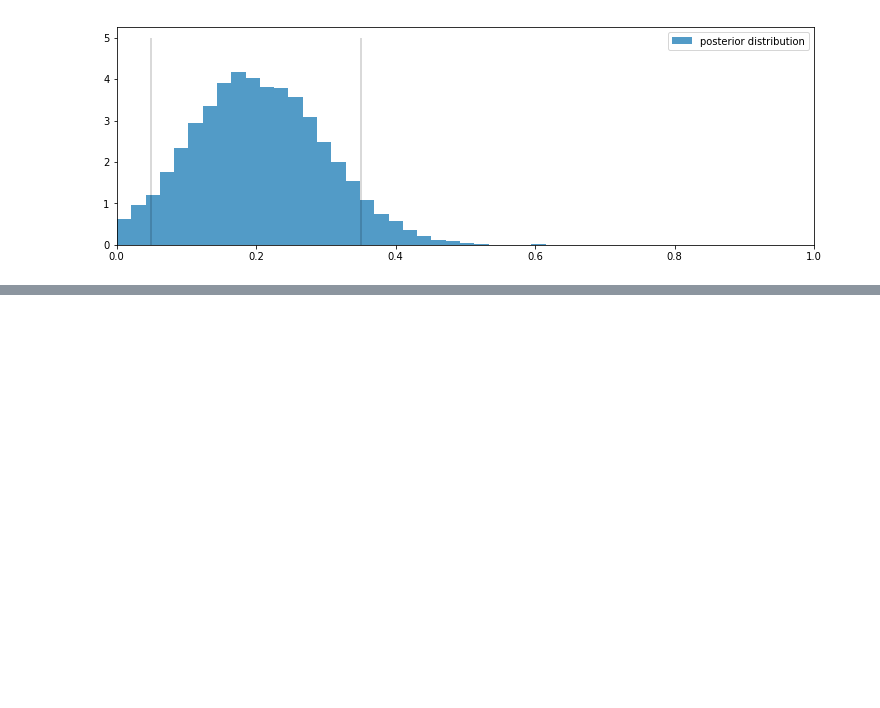
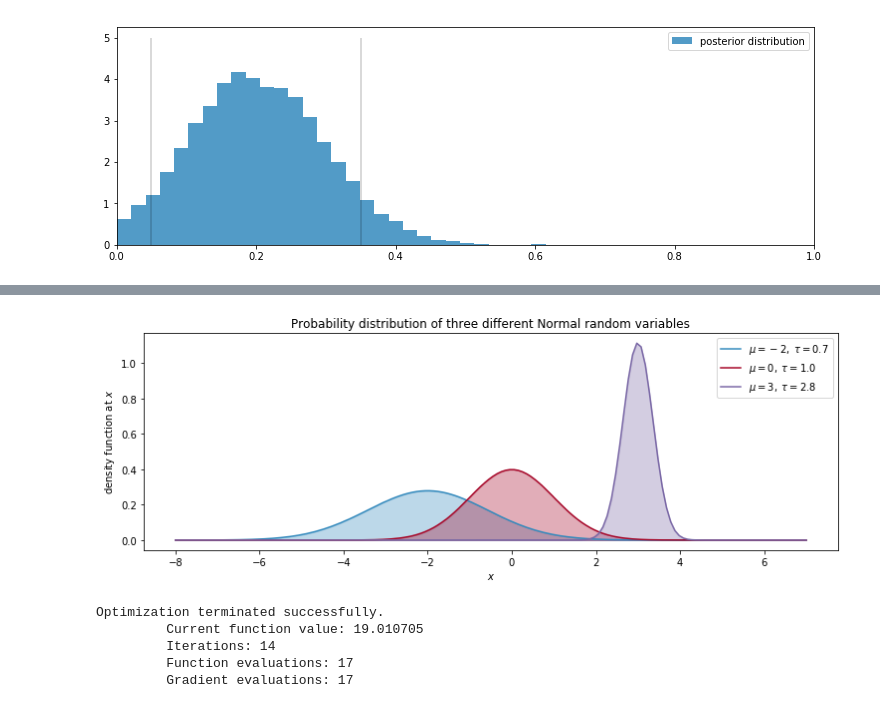
Before and after one commit to TanUkkii007/Probabilistic-Programming-and-Bayesian-Methods-for-Hackers, a Jupyter notebook: ch02/Ch2_MorePyMC_PyMC3.ipynb, the cells around one changed output, grey strips where cells are left out. Cells and saved outputs as stored; diff of their text form; code cells hidden in the pictures; blank space fills up the shorter version.

Commit message:
Normal distributions

```diff
--- a/ch02/Ch2_MorePyMC_PyMC3.ipynb
+++ b/ch02/Ch2_MorePyMC_PyMC3.ipynb
@@ -324,0 +399,19 @@ plt.legend();
+# %%
+nor = stats.norm
+x = np.linspace(-8, 7, 150)
+mu = (-2, 0, 3)
+tau = (0.7, 1, 2.8)
+colors = ["#348ABD", "#A60628", "#7A68A6"]
+parameters = zip(mu, tau, colors)
+
+for _mu, _tau, _color in parameters:
+    plt.plot(x, nor.pdf(x, _mu, scale=1./_tau), label="$\mu = %d,\;\\tau = %.1f$" % (_mu, _tau), color=_color)
+    plt.fill_between(x, nor.pdf(x, _mu, scale=1./_tau), color=_color, alpha=.33)
+
+plt.legend(loc="upper right")
+plt.xlabel("$x$")
+plt.ylabel("density function at $x$")
+plt.title("Probability distribution of three different Normal random \
+variables");
+# %% [output]
+[figure, added]
@@ -324,0 +426,14 @@ plt.legend();
+# %%
+with model:
+    observed = pm.Bernoulli("bernoulli_obs", p, observed=D)
+
+    start = pm.find_MAP()
+    step = pm.Metropolis()
+    trace = pm.sample(120000, step=step, start=start)
+    burned_trace  = trace[100000::2]
+# %% [output]
+Optimization terminated successfully.
+         Current function value: 19.010705
+         Iterations: 14
+         Function evaluations: 17
+         Gradient evaluations: 17
```
Also changed, not shown: parts of 9 cells of this notebook, 1 other file.
